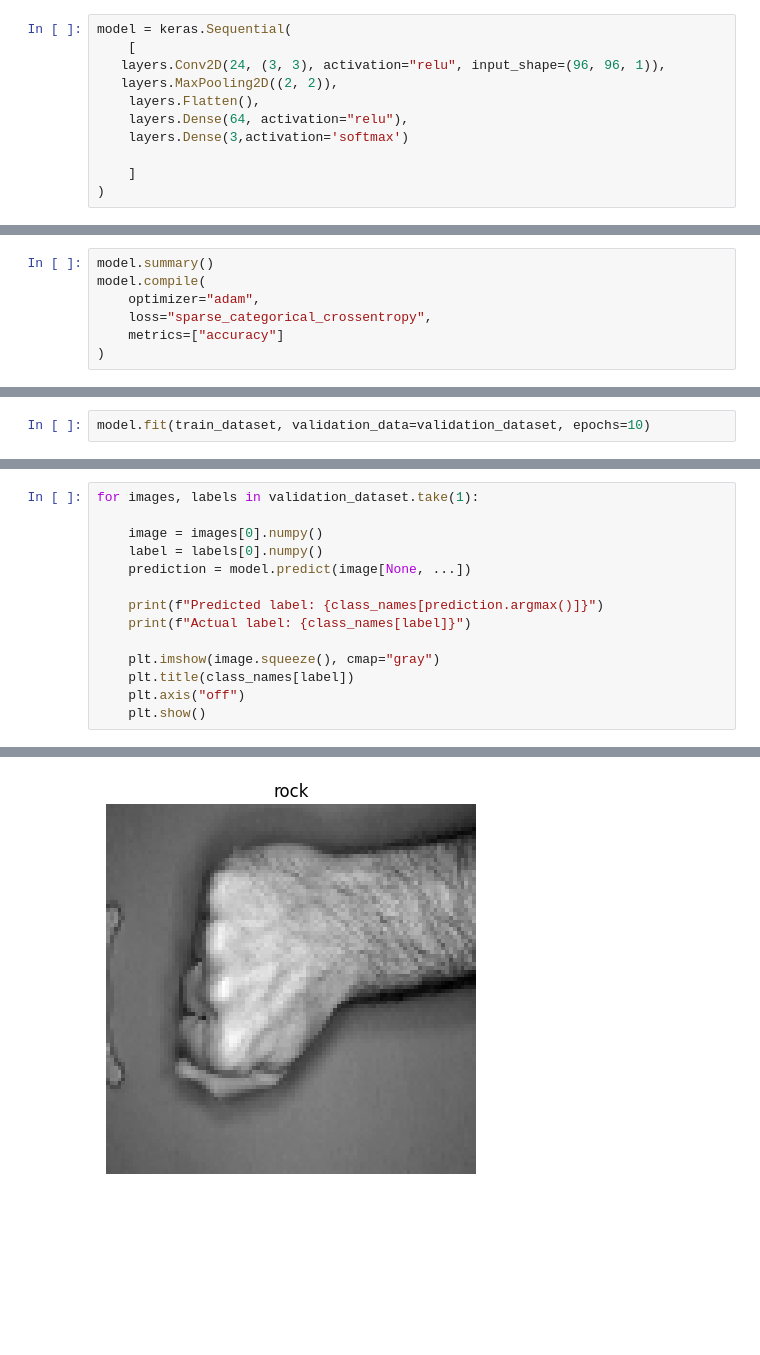
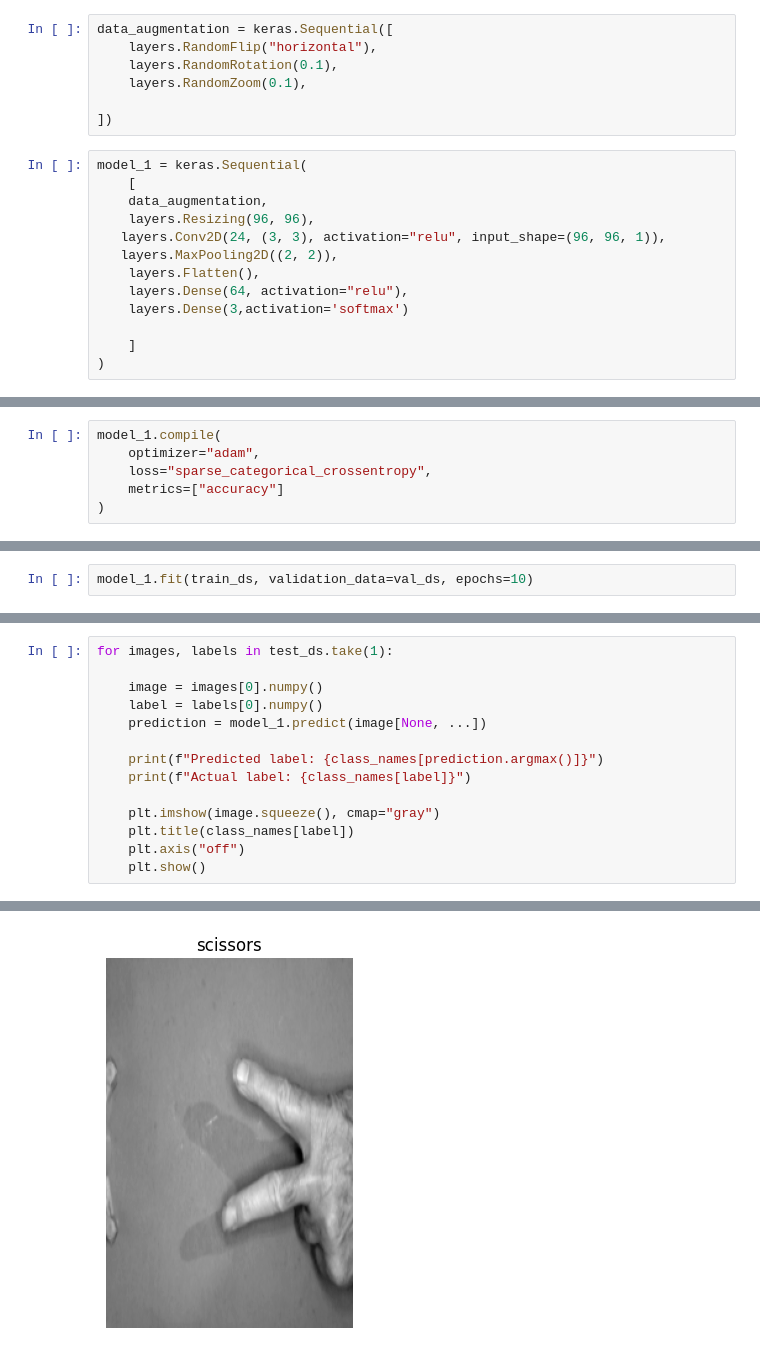
Before and after one commit to WildSheepChaser/StatML, a Jupyter notebook: main.ipynb, the cells around one changed output, grey strips where cells are left out. Saved outputs shown, nothing was run; the diff lists cells and outputs as text; blank space fills up the shorter version.

Commit message:
added more complex models and randomized sets

```diff
--- a/main.ipynb
+++ b/main.ipynb
@@ -47,6 +61,15 @@ for images, labels in train_dataset.take(1):
+# %%
+data_augmentation = keras.Sequential([
+    layers.RandomFlip("horizontal"),
+    layers.RandomRotation(0.1),
+    layers.RandomZoom(0.1),
+
+])
 # %%
-model = keras.Sequential(
+model_1 = keras.Sequential(
     [
+    data_augmentation,
+    layers.Resizing(96, 96),
    layers.Conv2D(24, (3, 3), activation="relu", input_shape=(96, 96, 1)),
    layers.MaxPooling2D((2, 2)),
     layers.Flatten(),
@@ -58,6 +106,5 @@ model = keras.Sequential(
 # %%
-model.summary()
-model.compile(
+model_1.compile(
     optimizer="adam",
     loss="sparse_categorical_crossentropy",
     metrics=["accuracy"]
@@ -83,4 +112,4 @@ Model: "sequential"
 # %%
-model.fit(train_dataset, validation_data=validation_dataset, epochs=10)
+model_1.fit(train_ds, validation_data=val_ds, epochs=10)
 # %% [output]
 Epoch 1/10
@@ -106,10 +135,10 @@ Epoch 10/10
 <keras.src.callbacks.history.History at 0x...>
 # %%
-for images, labels in validation_dataset.take(1):
+for images, labels in test_ds.take(1):
 
     image = images[0].numpy()
     label = labels[0].numpy()
-    prediction = model.predict(image[None, ...])
+    prediction = model_1.predict(image[None, ...])
 
     print(f"Predicted label: {class_names[prediction.argmax()]}")
     print(f"Actual label: {class_names[label]}")
@@ -125 +155 @@ Actual label: rock
-[figure, old version]
+[figure, new version]
```
Also changed, not shown: parts of 18 cells of this notebook.
